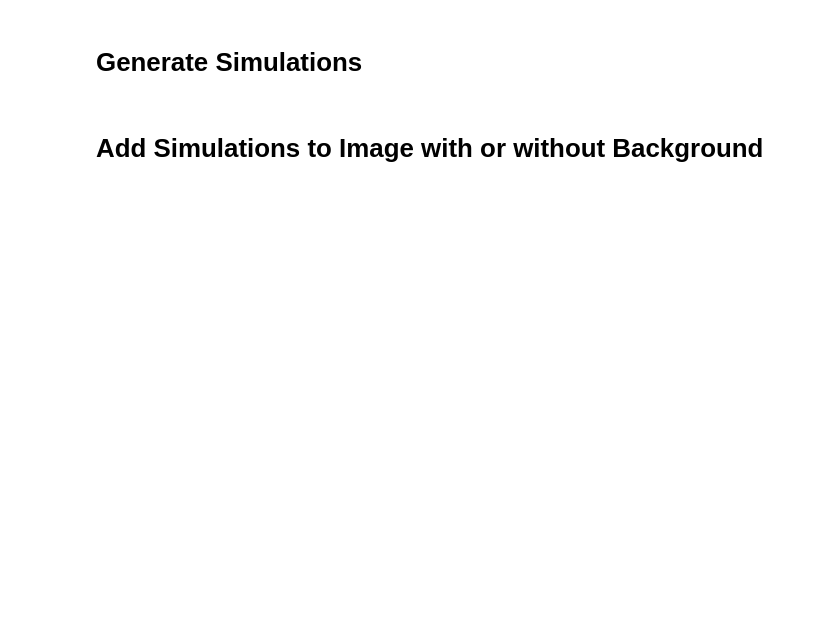
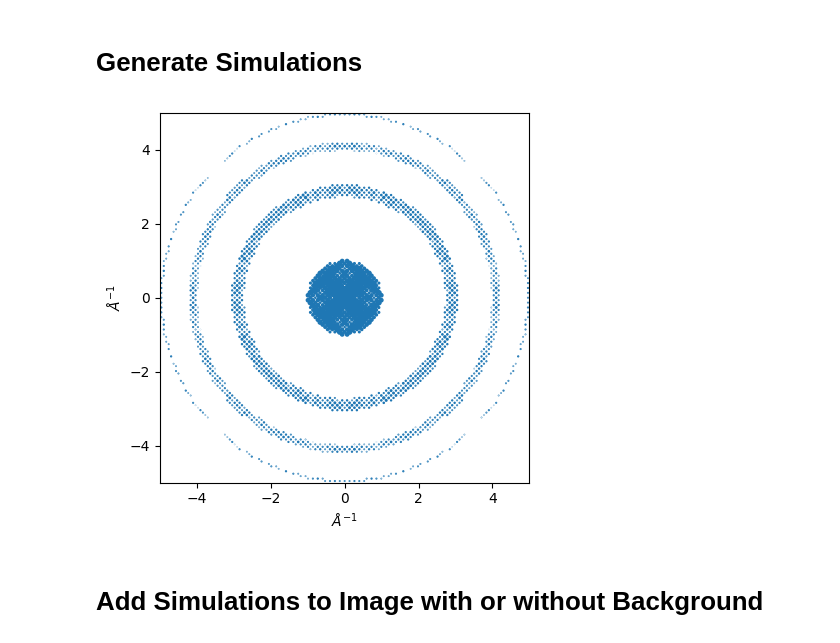
Before and after one commit to bstrb/simSSED, a Jupyter notebook: notebooks/simulate_MFM300.ipynb, the cells around one changed output. Cells and saved outputs as stored; diff of their text form; code cells hidden in the pictures; blank space fills up the shorter version.

```diff
--- a/notebooks/simulate_MFM300.ipynb
+++ b/notebooks/simulate_MFM300.ipynb
@@ -3,36 +3,38 @@
 # %%
 from orix.crystal_map import Phase
 from orix.sampling import get_sample_reduced_fundamental
 from diffsims.generators.simulation_generator import SimulationGenerator
 
-# cif_file = "/Users/xiaodong/Desktop/simulations/MFM300-VIII/4135627.cif"
-cif_file = "/Users/xiaodong/Desktop/simulations/LTA/7108314.cif"
-resolution = 10                  # angular resolution(granularity) of simulation in degrees
-reciprocal_radius = 1/0.5       # 1/Å (i.e. Å⁻¹)
+cif_file = "/Users/xiaodong/Desktop/simulations/MFM300-VIII/4135627.cif"
+# cif_file = "/Users/xiaodong/Desktop/simulations/LTA/7108314.cif"
+resolution = 5                  # angular resolution(granularity) of simulation in degrees
+reciprocal_radius = 1/0.2       # 1/Å (i.e. Å⁻¹)
 with_direct_beam = False        # Include the direct beam
-max_excitation_error = 1        # approx 1/thickness of crystal
+max_excitation_error = 0.01        # approx 1/thickness of crystal
 shape_factor_width = 0.01       # None or float if none then set to max_excitation_error
 accelerating_voltage = 300      # kV
 
 # Get phase from cif
 phase = Phase.from_cif(cif_file)
 
 # Sample orientations in the symmetry-reduced zone (resolution in degrees)
 orientations = get_sample_reduced_fundamental(resolution=resolution, point_group=phase.point_group)
 
 # Initialize the simulation generator (e.g., setting the accelerating voltage)
 generator = SimulationGenerator(accelerating_voltage = accelerating_voltage, approximate_precession = False)
 
 # Calculate 2D diffraction simulations using the provided phase and orientations
 simulations = generator.calculate_diffraction2d(
     phase = phase,
     rotation = orientations,
     reciprocal_radius = reciprocal_radius,
     with_direct_beam = with_direct_beam,
     max_excitation_error = max_excitation_error,
     shape_factor_width = shape_factor_width,
     debye_waller_factors = None,
     show_progressbar = True
 )
 
-# simulations.plot();
+simulations.plot();
+# %% [output]
+[figure, added]
```
Also changed, not shown: parts of 4 cells of this notebook.
